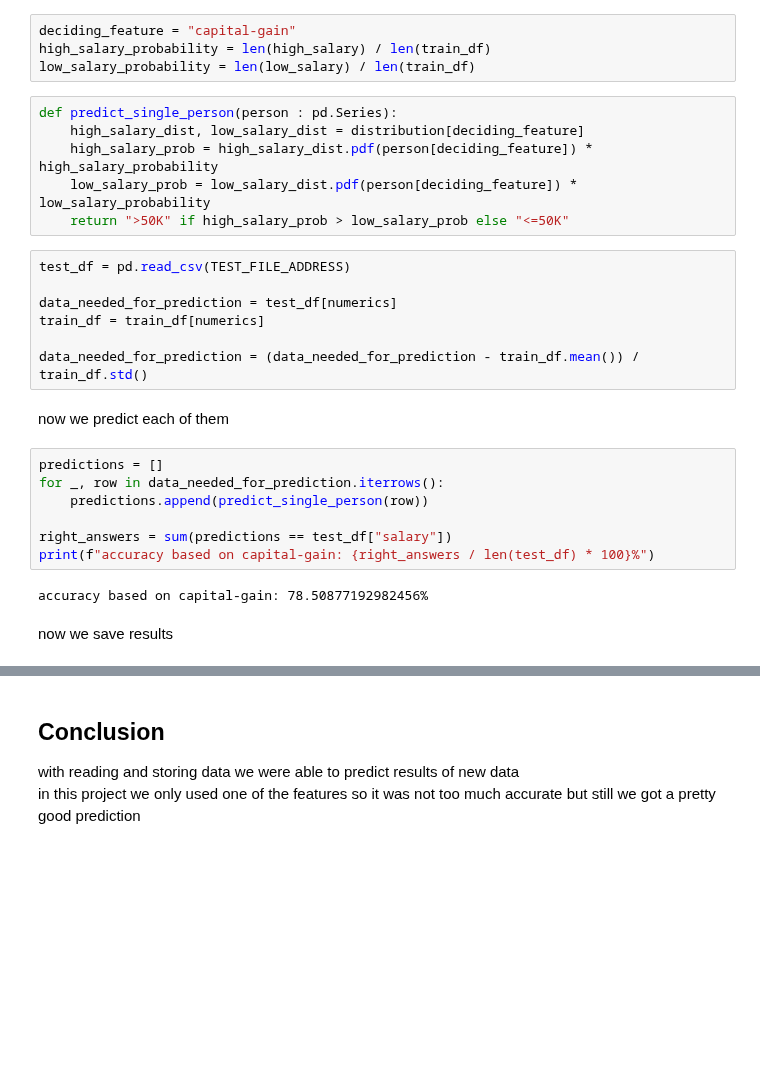
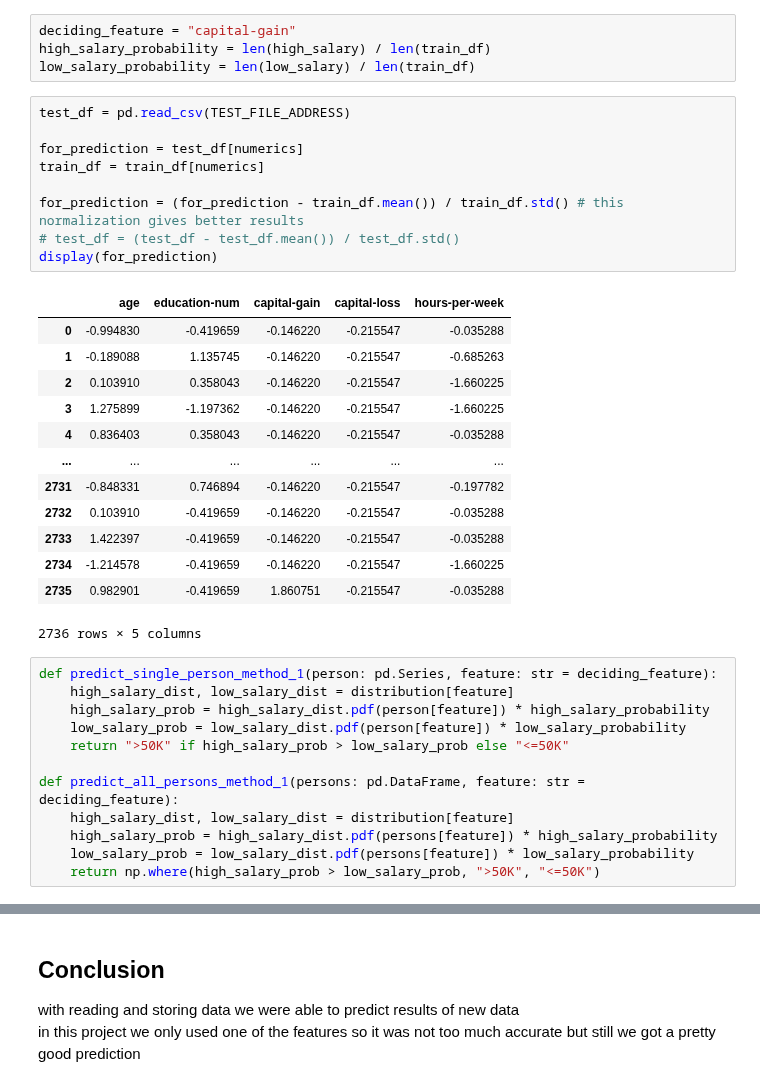
Before and after one commit to Shahriar-0/Artificial-Intelligence-Course-Projects-S2023, a Jupyter notebook: 0 - Introduction/AI_CA0.ipynb, the cells around one changed output, grey strips where cells are left out. Cells and saved outputs as stored; diff of their text form; blank space fills up the shorter version.

Commit message:
fix CA0
other methods for prediction were added and also predicting was optimized using vectorization

```diff
--- a/0 - Introduction/AI_CA0.ipynb
+++ b/0 - Introduction/AI_CA0.ipynb
@@ -625,29 +625,38 @@ This Bayesian formula allows us to estimate the probability of event `a` occurri
 deciding_feature = "capital-gain"
 high_salary_probability = len(high_salary) / len(train_df)
 low_salary_probability = len(low_salary) / len(train_df)
+# %%
+test_df = pd.read_csv(TEST_FILE_ADDRESS)
+
+for_prediction = test_df[numerics]
+train_df = train_df[numerics]
+
+for_prediction = (for_prediction - train_df.mean()) / train_df.std() # this normalization gives better results
+# test_df = (test_df - test_df.mean()) / test_df.std()
+display(for_prediction)
+# %% [output]
+|  | age | education-num | capital-gain | capital-loss | hours-per-week |
+| 0 | -0.994830 | -0.419659 | -0.146220 | -0.215547 | -0.035288 |
+| 1 | -0.189088 | 1.135745 | -0.146220 | -0.215547 | -0.685263 |
+| 2 | 0.103910 | 0.358043 | -0.146220 | -0.215547 | -1.660225 |
+| 3 | 1.275899 | -1.197362 | -0.146220 | -0.215547 | -1.660225 |
+| 4 | 0.836403 | 0.358043 | -0.146220 | -0.215547 | -0.035288 |
+| ... | ... | ... | ... | ... | ... |
+| 2731 | -0.848331 | 0.746894 | -0.146220 | -0.215547 | -0.197782 |
+| 2732 | 0.103910 | -0.419659 | -0.146220 | -0.215547 | -0.035288 |
+| 2733 | 1.422397 | -0.419659 | -0.146220 | -0.215547 | -0.035288 |
+| 2734 | -1.214578 | -0.419659 | -0.146220 | -0.215547 | -1.660225 |
+| 2735 | 0.982901 | -0.419659 | 1.860751 | -0.215547 | -0.035288 |
+2736 rows × 5 columns
 # %%
-def predict_single_person(person : pd.Series):
-    high_salary_dist, low_salary_dist = distribution[deciding_feature]
-    high_salary_prob = high_salary_dist.pdf(person[deciding_feature]) * high_salary_probability
-    low_salary_prob = low_salary_dist.pdf(person[deciding_feature]) * low_salary_probability
+def predict_single_person_method_1(person: pd.Series, feature: str = deciding_feature):
+    high_salary_dist, low_salary_dist = distribution[feature]
+    high_salary_prob = high_salary_dist.pdf(person[feature]) * high_salary_probability
+    low_salary_prob = low_salary_dist.pdf(person[feature]) * low_salary_probability
     return ">50K" if high_salary_prob > low_salary_prob else "<=50K"
+
+def predict_all_persons_method_1(persons: pd.DataFrame, feature: str = deciding_feature):
+    high_salary_dist, low_salary_dist = distribution[feature]
+    high_salary_prob = high_salary_dist.pdf(persons[feature]) * high_salary_probability
+    low_salary_prob = low_salary_dist.pdf(persons[feature]) * low_salary_probability
+    return np.where(high_salary_prob > low_salary_prob, ">50K", "<=50K")
-# %%
-test_df = pd.read_csv(TEST_FILE_ADDRESS)
-
-data_needed_for_prediction = test_df[numerics]
-train_df = train_df[numerics]
-
-data_needed_for_prediction = (data_needed_for_prediction - train_df.mean()) / train_df.std()
-# %% [markdown]
-now we predict each of them
-# %%
-predictions = []
-for _, row in data_needed_for_prediction.iterrows():
-    predictions.append(predict_single_person(row))
-
-right_answers = sum(predictions == test_df["salary"])
-print(f"accuracy based on capital-gain: {right_answers / len(test_df) * 100}%")
-# %% [output]
-accuracy based on capital-gain: 78.50877192982456%
-# %% [markdown]
-now we save results
```
Also changed, not shown: parts of 9 cells of this notebook.
